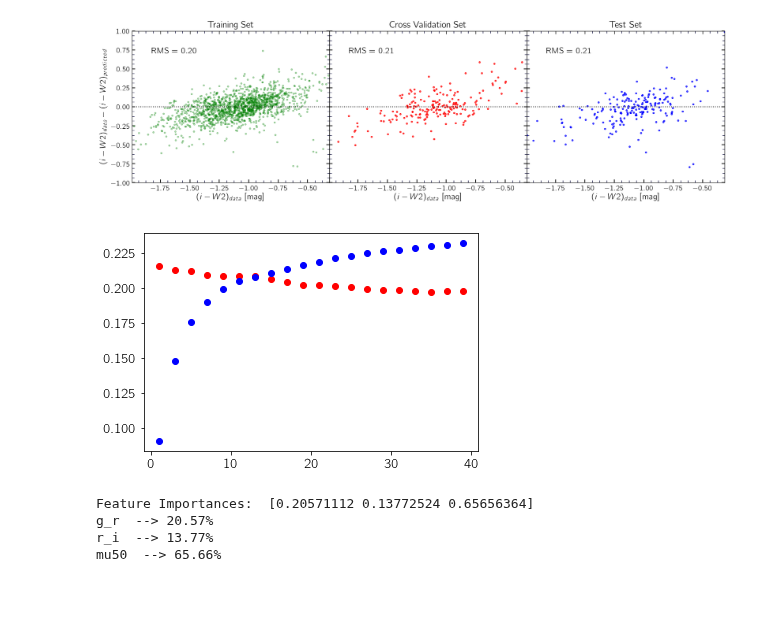
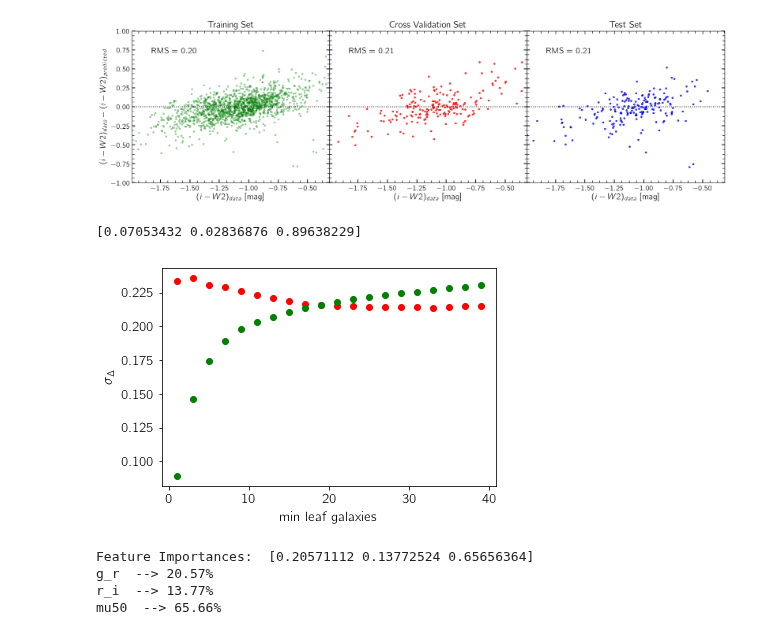
Before and after one commit to ekourkchi/reddening, a Jupyter notebook: Random_Forest_Reddening.ipynb, the cells around one changed output. Cells and saved outputs as stored; diff of their text form; code cells hidden in the pictures; blank space fills up the shorter version.

Commit message:
ensemble average of different random seeds

```diff
--- a/Random_Forest_Reddening.ipynb
+++ b/Random_Forest_Reddening.ipynb
@@ -151,27 +151,44 @@ r_i  --> 5.50%
 mu50  --> 84.40%
 [figure]
 # %%
-################################ Feature selection, regression parameters
-features = ['g_r', 'r_i', 'mu50']
-output   = 'i_w2'
-n_estimators=1000
-max_depth = 2000
-max_features=3
-min_samples_leaf=5
-bootstrap=True
-################################ Regression (Random Forest)
+nLeaf = np.arange(1,40,2)
+Seeds = range(30)
+Stdev_trn = np.ones(shape = (len(nLeaf),len(Seeds)))
+Stdev_cvl = np.ones(shape = (len(nLeaf),len(Seeds)))
+importance = np.ones(shape = (len(Seeds),3))
 
-for min_samples_leaf in np.arange(1,40,2):
-    regr, x_trn, y_trn, p_y_trn, x_cvl, y_cvl, p_y_cvl, x_tst, y_tst, p_y_tst = esn_RForest( \
-        table_tst, table_cvl, table_trn, \
-            features, output, \
-                max_features=max_features, min_samples_leaf=min_samples_leaf, bootstrap=bootstrap)
-    plt.plot([min_samples_leaf], np.std(y_cvl-p_y_cvl), 'ro')
-    plt.plot([min_samples_leaf], np.std(y_trn-p_y_trn), 'bo')
+for j in range(len(Seeds)):
+
+    table_tst, table_cvl, table_trn = prepareSamples(table, Seed_cross=Seeds[j])
+
+    ################################ Feature selection, regression parameters
+    features = ['g_r', 'r_i', 'mu50']
+    output   = 'i_w2'
+    n_estimators=1000
+    max_depth = 2000
+    max_features=3
+    bootstrap=True
+    ################################ Regression (Random Forest)
+
+    for k in range(len(nLeaf)):
+        regr, x_trn, y_trn, p_y_trn, x_cvl, y_cvl, p_y_cvl, x_tst, y_tst, p_y_tst = esn_RForest( \
+            table_tst, table_cvl, table_trn, \
+                features, output, \
+                    max_features=max_features, min_samples_leaf=nLeaf[k], bootstrap=bootstrap)
+        Stdev_cvl[k][j]  = np.std(y_cvl-p_y_cvl)
+        Stdev_trn[k][j] = np.std(y_trn-p_y_trn)
+        importance[j] = regr.feature_importances_.T
+
+plt.plot(nLeaf, np.median(Stdev_cvl,1), 'ro')
+plt.plot(nLeaf, np.median(Stdev_trn,1), 'go')
+plt.xlabel('min leaf galaxies',fontsize=14)
+plt.ylabel(r'$\sigma_\Delta$',fontsize=14)
+print np.median(importance.T,1)
 
 plt.show()
 # %% [output]
+[0.07053432 0.02836876 0.89638229]
-[figure, old version]
+[figure, new version]
 # %%
 ################################ Feature selection, regression parameters
 features = ['g_r', 'r_i', 'mu50']
```
Also changed, not shown: parts of 1 cell of this notebook.
